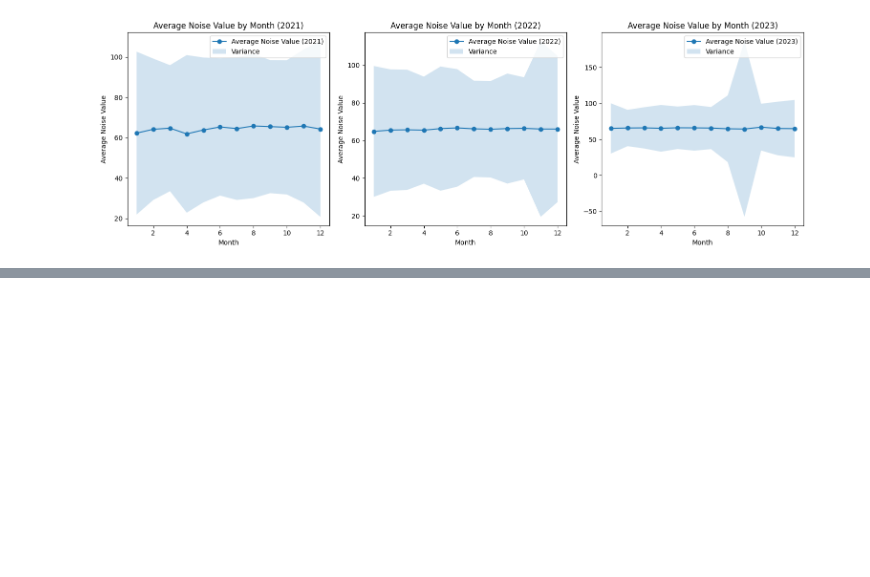
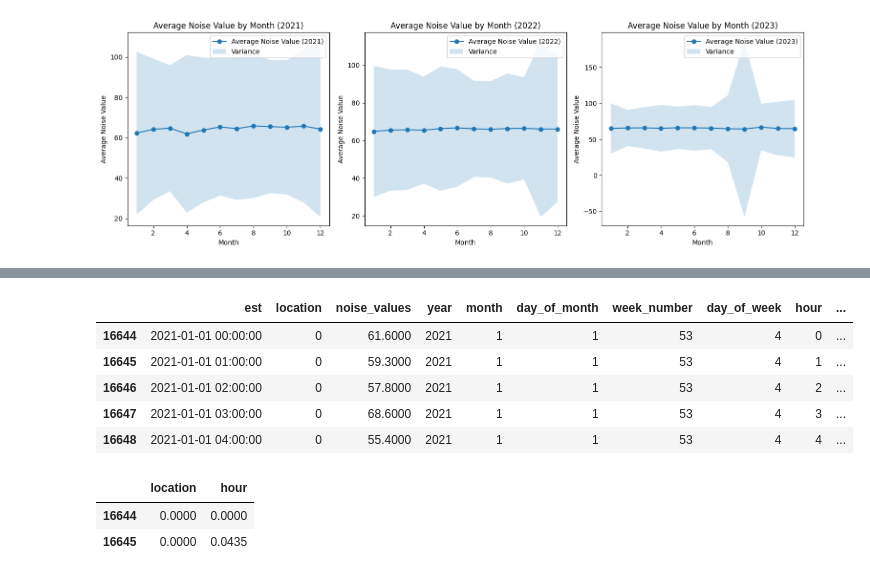
Before and after one commit to jmparradov/MachineLearning_Project, a Jupyter notebook: Machine_Learning_Project.ipynb, the cells around one changed output, grey strips where cells are left out. Cells and saved outputs as stored; diff of their text form; code cells hidden in the pictures; blank space fills up the shorter version.

```diff
--- a/Machine_Learning_Project.ipynb
+++ b/Machine_Learning_Project.ipynb
@@ -260,0 +340,3 @@ plt.show()
+# %%
+dresp = d.copy()
+d['location'].unique()
@@ -260,0 +363,3 @@ plt.show()
+# %%
+
+dresp['location'] = dresp['location'].map(location_mapping)
@@ -260,0 +585,9 @@ plt.show()
+# %%
+dresp.head(5)
+# %% [output]
+|  | est | location | noise_values | year | month | day_of_month | week_number | day_of_week | hour | ... |
+| 16644 | 2021-01-01 00:00:00 | 0 | 61.6000 | 2021 | 1 | 1 | 53 | 4 | 0 | ... |
+| 16645 | 2021-01-01 01:00:00 | 0 | 59.3000 | 2021 | 1 | 1 | 53 | 4 | 1 | ... |
+| 16646 | 2021-01-01 02:00:00 | 0 | 57.8000 | 2021 | 1 | 1 | 53 | 4 | 2 | ... |
+| 16647 | 2021-01-01 03:00:00 | 0 | 68.6000 | 2021 | 1 | 1 | 53 | 4 | 3 | ... |
+| 16648 | 2021-01-01 04:00:00 | 0 | 55.4000 | 2021 | 1 | 1 | 53 | 4 | 4 | ... |
@@ -260,0 +598,10 @@ plt.show()
+# %%
+scaler = MinMaxScaler()
+
+X2[num_vars] = scaler.fit_transform(X_Completo[num_vars])
+
+X2[num_vars].head(2)
+# %% [output]
+|  | location | hour |
+| 16644 | 0.0000 | 0.0000 |
+| 16645 | 0.0000 | 0.0435 |
```
Also changed, not shown: parts of 32 cells of this notebook.
